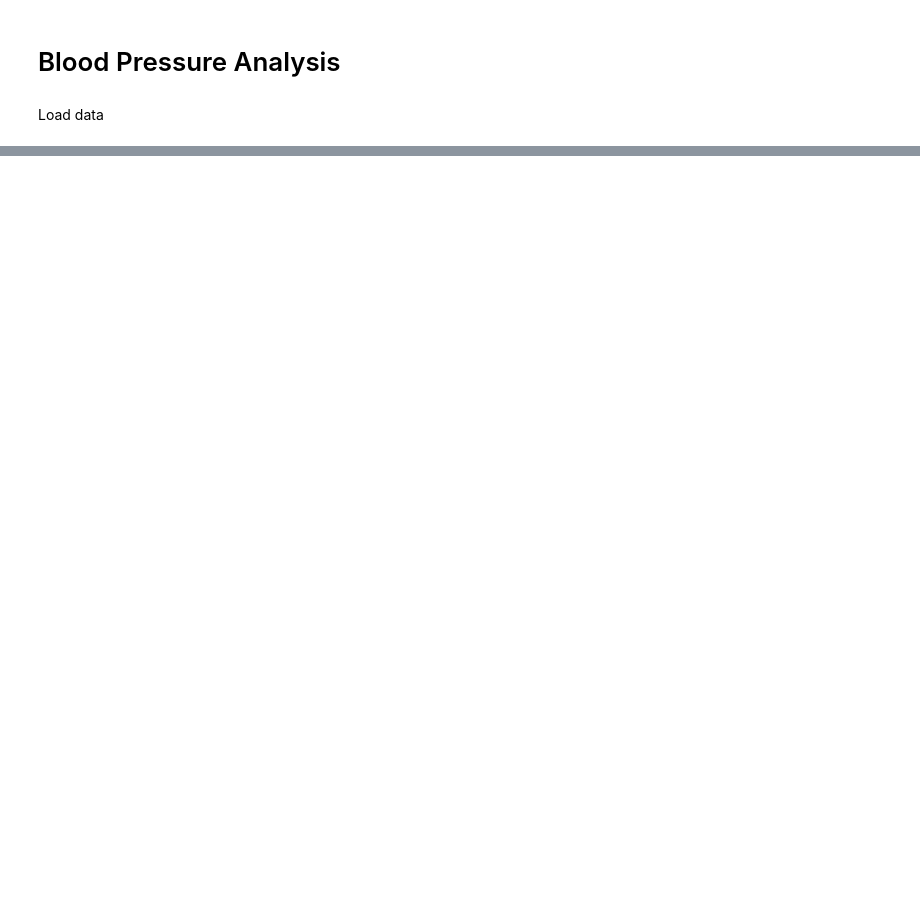
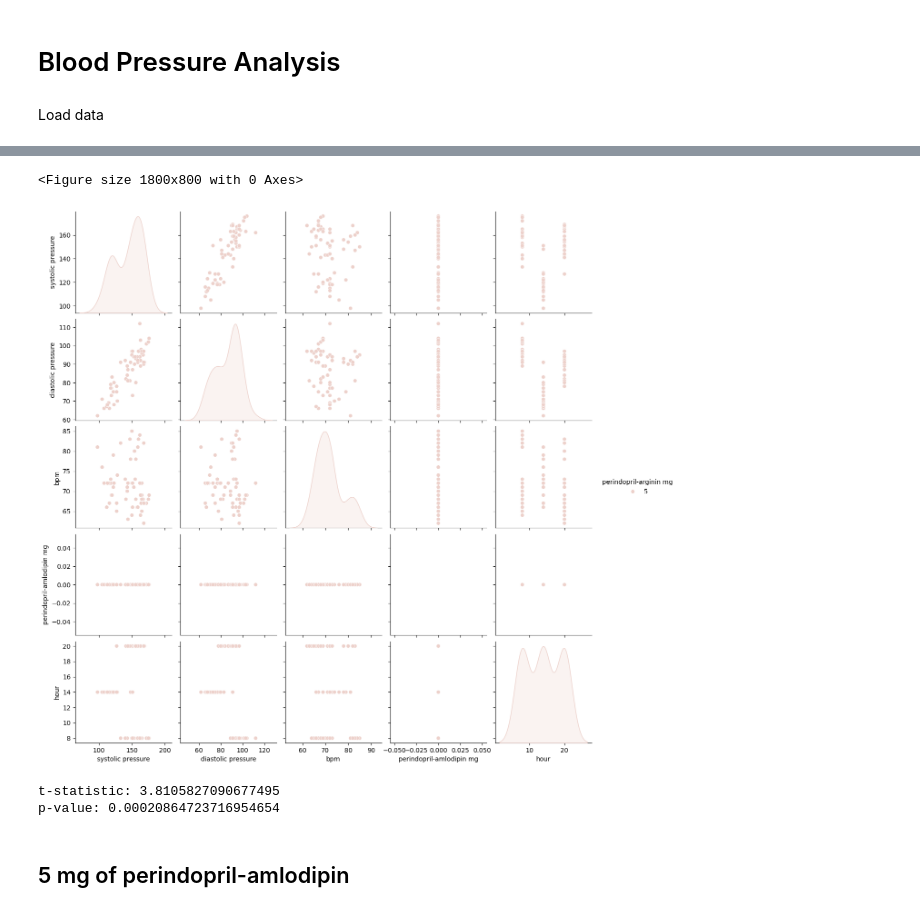
Before and after one commit to polymons/Deep-Learning-Experiments, a Jupyter notebook: bloodpressure.ipynb, the cells around one changed output, grey strips where cells are left out. Cells and saved outputs as stored; diff of their text form; code cells hidden in the pictures; blank space fills up the shorter version.

```diff
--- a/bloodpressure.ipynb
+++ b/bloodpressure.ipynb
@@ -244,0 +206,21 @@ mg                 -0.014896  1.000000
+# %%
+#analyse where amlodipin perindopril-arginin mg is 5 compared to all other data
+plt.figure(figsize=(18, 8))
+sns.pairplot(df[df['perindopril-arginin mg'] == 5], hue='perindopril-arginin mg')
+plt.show()
+# %% [output]
+<Figure size 1800x800 with 0 Axes>
+[figure, added]
+# %%
+#analyse with students t-test where amlodipin mg is 5 compared to all other data
+from scipy.stats import ttest_ind
+df_5 = df[df['perindopril-amlodipin mg'] == 5]
+df_other = df[df['perindopril-amlodipin mg'] != 5]
+t_stat, p_value = ttest_ind(df_5['bpm'], df_other['bpm'])
+print(f"t-statistic: {t_stat}")
+print(f"p-value: {p_value}")
+# %% [output]
+t-statistic: 3.8105827090677495
+p-value: 0.00020864723716954654
+# %% [markdown]
+## 5 mg of perindopril-amlodipin
```
Also changed, not shown: parts of 19 cells of this notebook, 1 other file.
